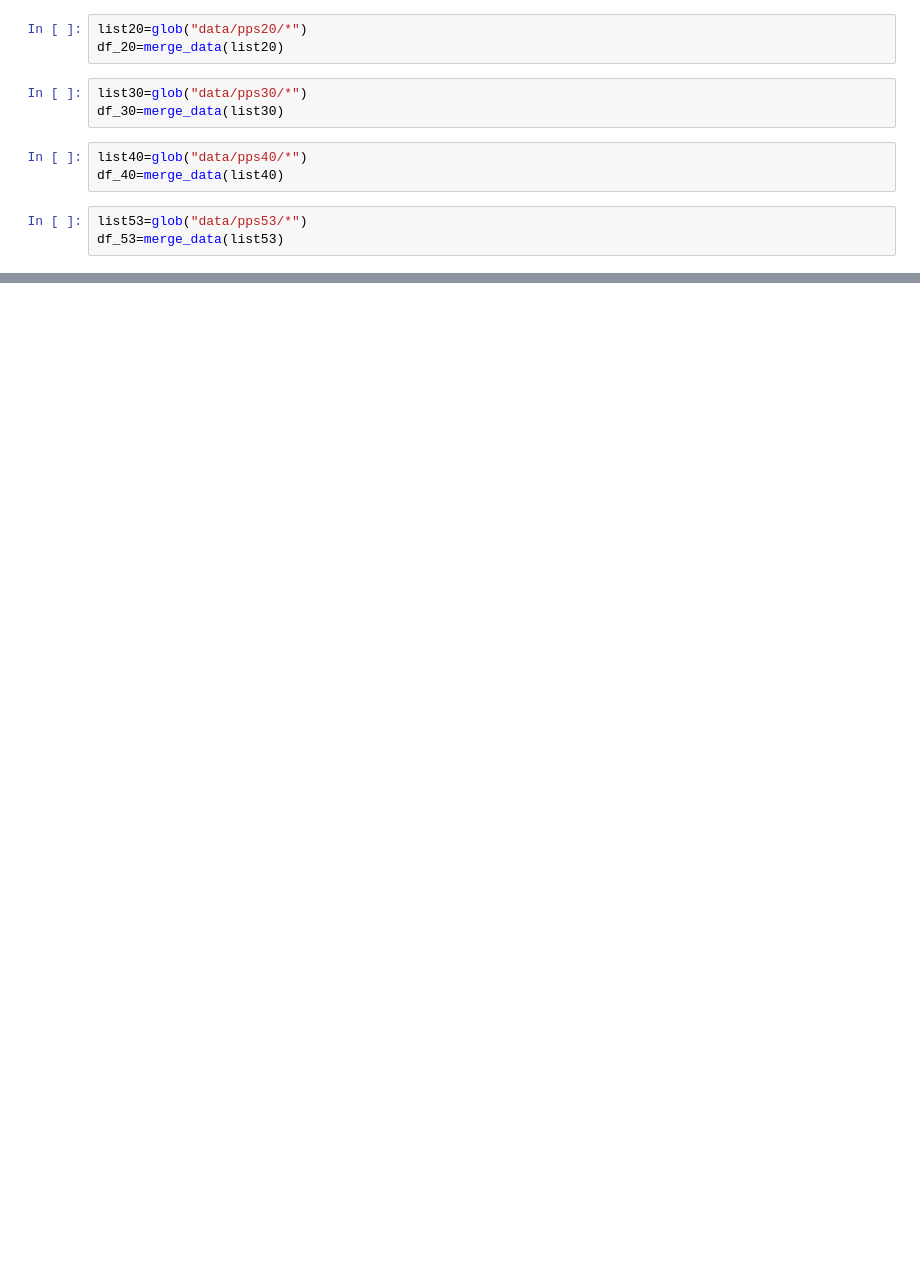
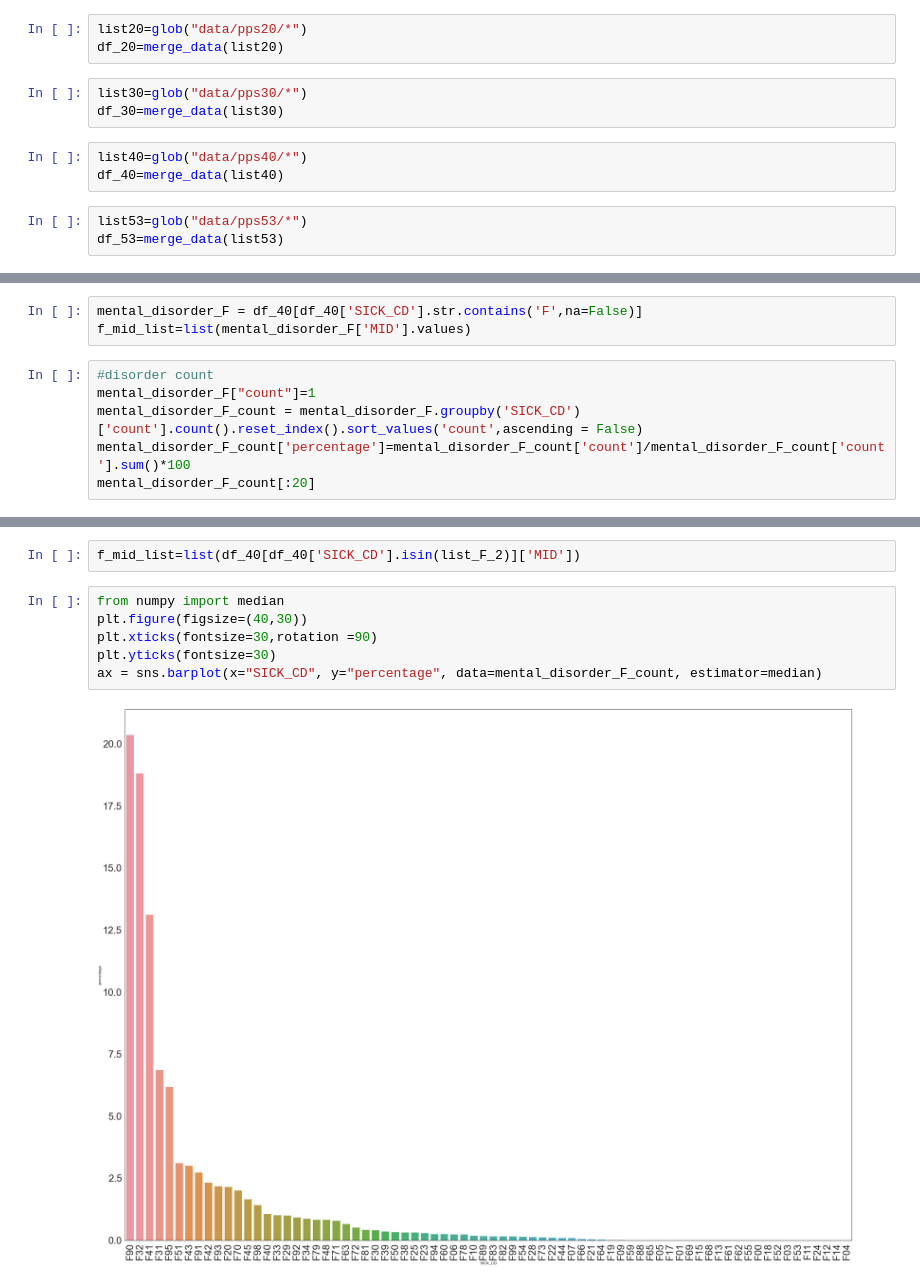
Before and after one commit to yeonghwanchoi/TIL, a Jupyter notebook: fun_project/hira/hira.ipynb, the cells around one changed output, grey strips where cells are left out. Cells and saved outputs as stored; diff of their text form; blank space fills up the shorter version.

```diff
--- a/fun_project/hira/hira.ipynb
+++ b/fun_project/hira/hira.ipynb
@@ -112,0 +27,9 @@ df_YKIHO
+# %%
+mental_disorder_F = df_40[df_40['SICK_CD'].str.contains('F',na=False)]
+f_mid_list=list(mental_disorder_F['MID'].values)
+# %%
+#disorder count
+mental_disorder_F["count"]=1
+mental_disorder_F_count = mental_disorder_F.groupby('SICK_CD')['count'].count().reset_index().sort_values('count',ascending = False)
+mental_disorder_F_count['percentage']=mental_disorder_F_count['count']/mental_disorder_F_count['count'].sum()*100
+mental_disorder_F_count[:20]
@@ -112,0 +54,10 @@ df_YKIHO
+# %%
+f_mid_list=list(df_40[df_40['SICK_CD'].isin(list_F_2)]['MID'])
+# %%
+from numpy import median
+plt.figure(figsize=(40,30))
+plt.xticks(fontsize=30,rotation =90)
+plt.yticks(fontsize=30)
+ax = sns.barplot(x="SICK_CD", y="percentage", data=mental_disorder_F_count, estimator=median)
+# %% [output]
+[figure, added]
```
Also changed, not shown: parts of 26 cells of this notebook.
